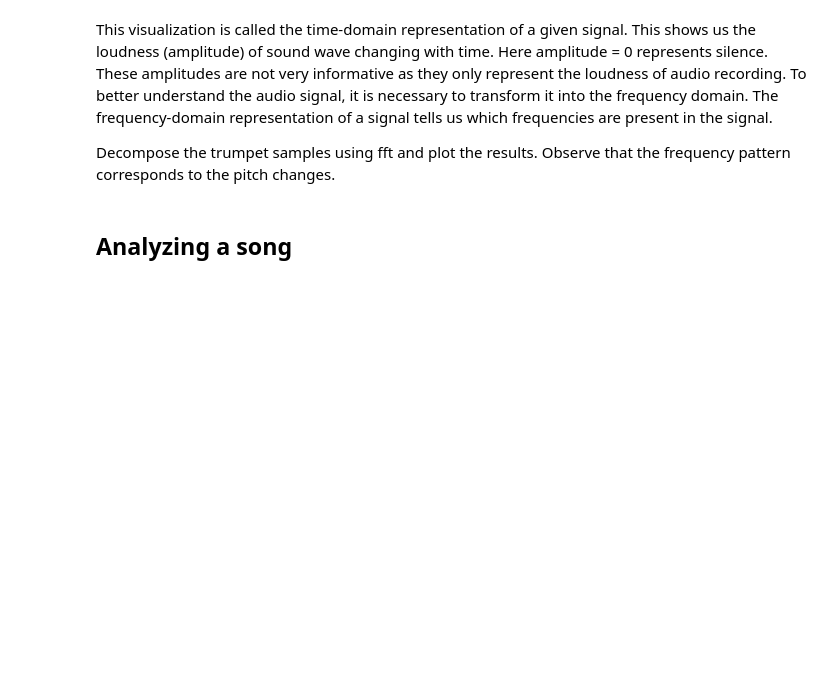
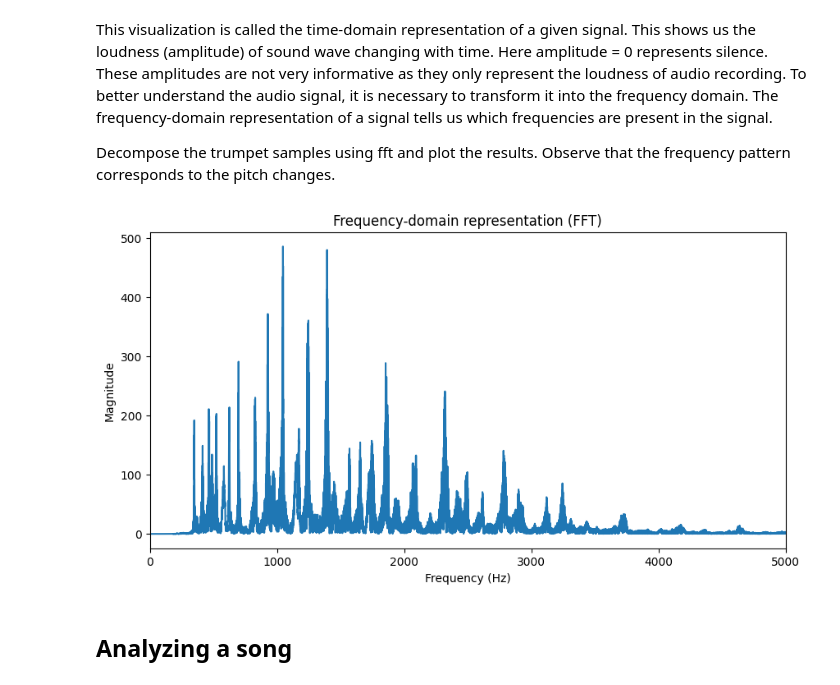
Before and after one commit to MariiaHamanuk/LaLab2, a Jupyter notebook: LA_Lab_2_Template_2025.ipynb, the cells around one changed output. Cells and saved outputs as stored; diff of their text form; code cells hidden in the pictures; blank space fills up the shorter version.

```diff
--- a/LA_Lab_2_Template_2025.ipynb
+++ b/LA_Lab_2_Template_2025.ipynb
@@ -162,3 +221,28 @@ Decompose the trumpet samples using fft and plot the results. Observe that the f
+# %%
+# FFT for trumpet
+
+import numpy as np
+import matplotlib.pyplot as plt
+
+
+fft_spectrum = np.fft.fft(trumpet_sample)
+frequencies = np.fft.fftfreq(len(fft_spectrum), 1 / trumpet_sampling_rate)
+
+# Take only positive frequencies
+mask = frequencies >= 0
+frequencies = frequencies[mask]
+magnitude = np.abs(fft_spectrum)[mask]
+
+# Plot
+plt.figure(figsize=(10, 5))
+plt.plot(frequencies, magnitude)
+plt.title("Frequency-domain representation (FFT)")
+plt.xlabel("Frequency (Hz)")
+plt.ylabel("Magnitude")
+plt.xlim(0, 5000)  # limit for visibility
+plt.show()
+# %% [output]
+[figure, added]
 # %% [markdown]
 ## Analyzing a song
 # %% [markdown]
```
Also changed, not shown: parts of 4 cells of this notebook.
